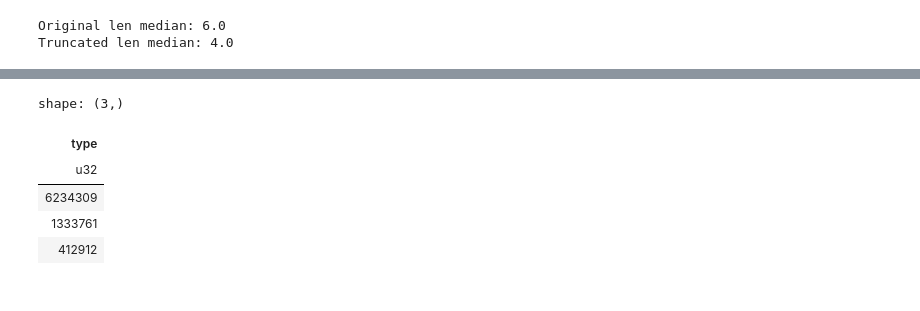
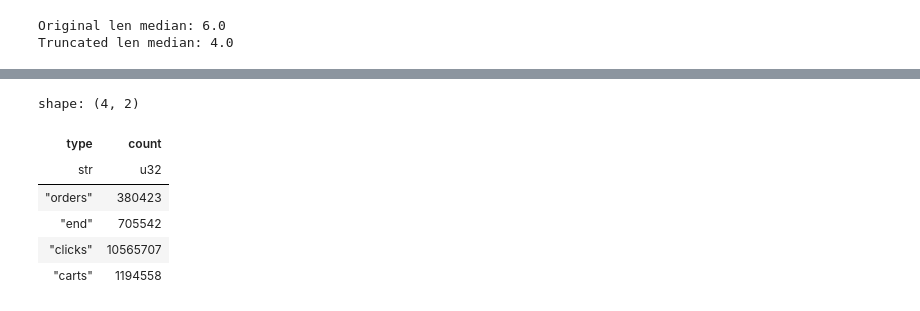
Before and after one commit to karasekadam/recommender_system, a Jupyter notebook: dataset.ipynb, the cells around one changed output, grey strips where cells are left out. Cells and saved outputs as stored; diff of their text form; code cells hidden in the pictures.

```diff
--- a/dataset.ipynb
+++ b/dataset.ipynb
@@ -195,3 +188,0 @@ shape: (0, 7)
-# %%
-train_df = train_df.filter( pl.col( "unique_types" ) != 1 )
-train_df
@@ -216,0 +193,16 @@ f'{train_df["len"].sum():_}'
+# %%
+end_events = train_df.lazy()\
+    .select(("session", "max_ts", "min_ts")).with_columns( aid=None, type=pl.lit("end"), ts=pl.col( "max_ts" ) )\
+    .with_columns( events=pl.struct( pl.col(("aid", "ts", "type"))) )\
+    .drop(( "aid", "type", "ts" ))\
+    .group_by( "session" )\
+    .agg(
+        end_events=pl.col( "events" )
+    )\
+    .collect()
+
+
+
+# train_df["events"].list.append( { "aid": None, "type": "end", "ts": pl.col( "max_ts" ) } )
+# %%
+train_df = train_df.with_columns( train_df["events"].list.concat( end_events["end_events"] ))
@@ -217,3 +213,5 @@ f'{train_df["len"].sum():_}'
+# %%
+train_df = train_df.filter( pl.col( "events" ).list.len() >= 7 )
 # %%
 train_df_nv_e = train_df.explode("events").unnest("events")
 # %%
@@ -237,10 +235,11 @@ f'{after["len"].sum():_}'
 # %%
-after.explode( "events" ).unnest( "events" )["type"].unique_counts()
+after.explode( "events" ).unnest( "events" )["type"].value_counts()
 # %% [output]
-shape: (3,)
+shape: (4, 2)
-| type |
-| u32 |
-| 6234309 |
-| 1333761 |
-| 412912 |
+| type | count |
+| str | u32 |
+| "orders" | 380423 |
+| "end" | 705542 |
+| "clicks" | 10565707 |
+| "carts" | 1194558 |
 # %%
```
Also changed, not shown: parts of 21 cells of this notebook, 1 other file.
